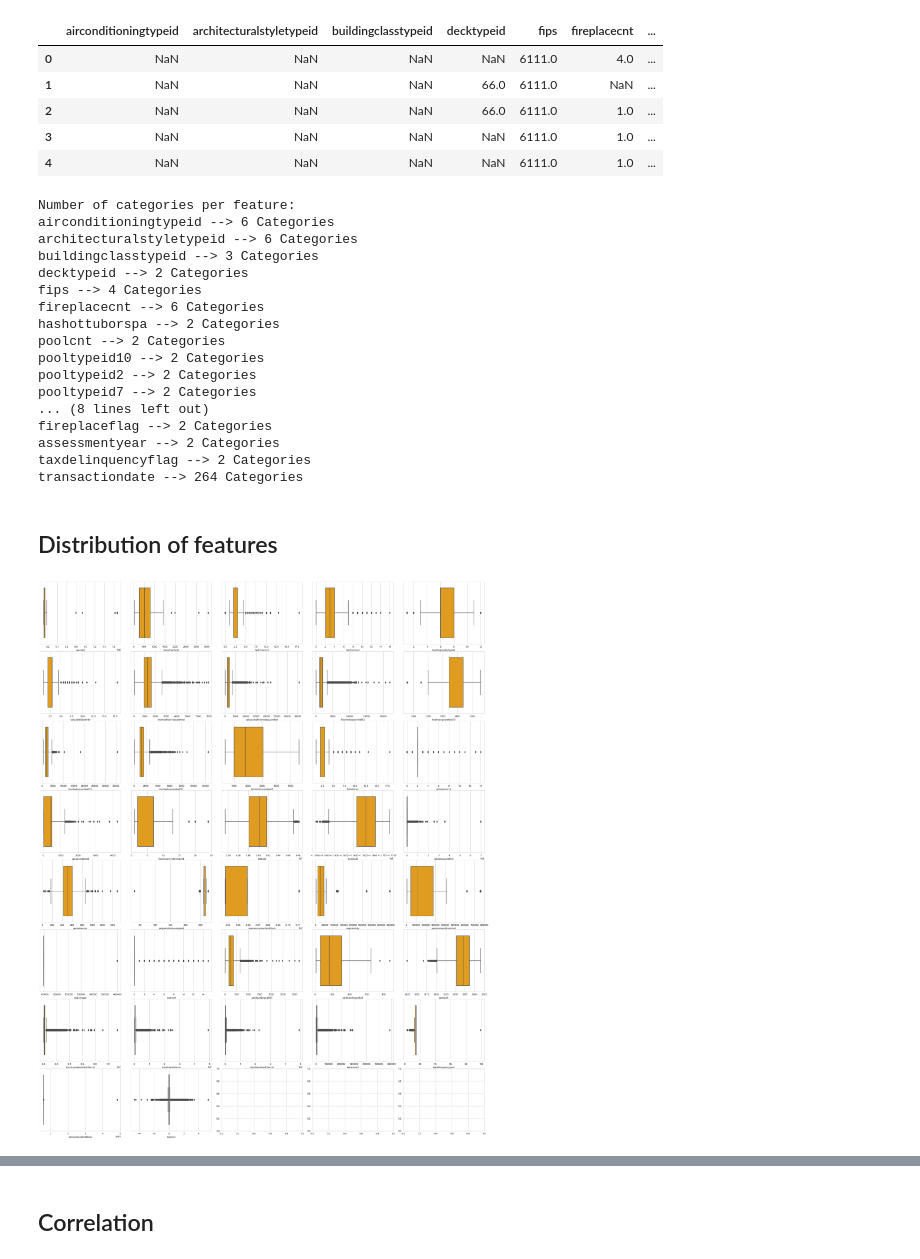
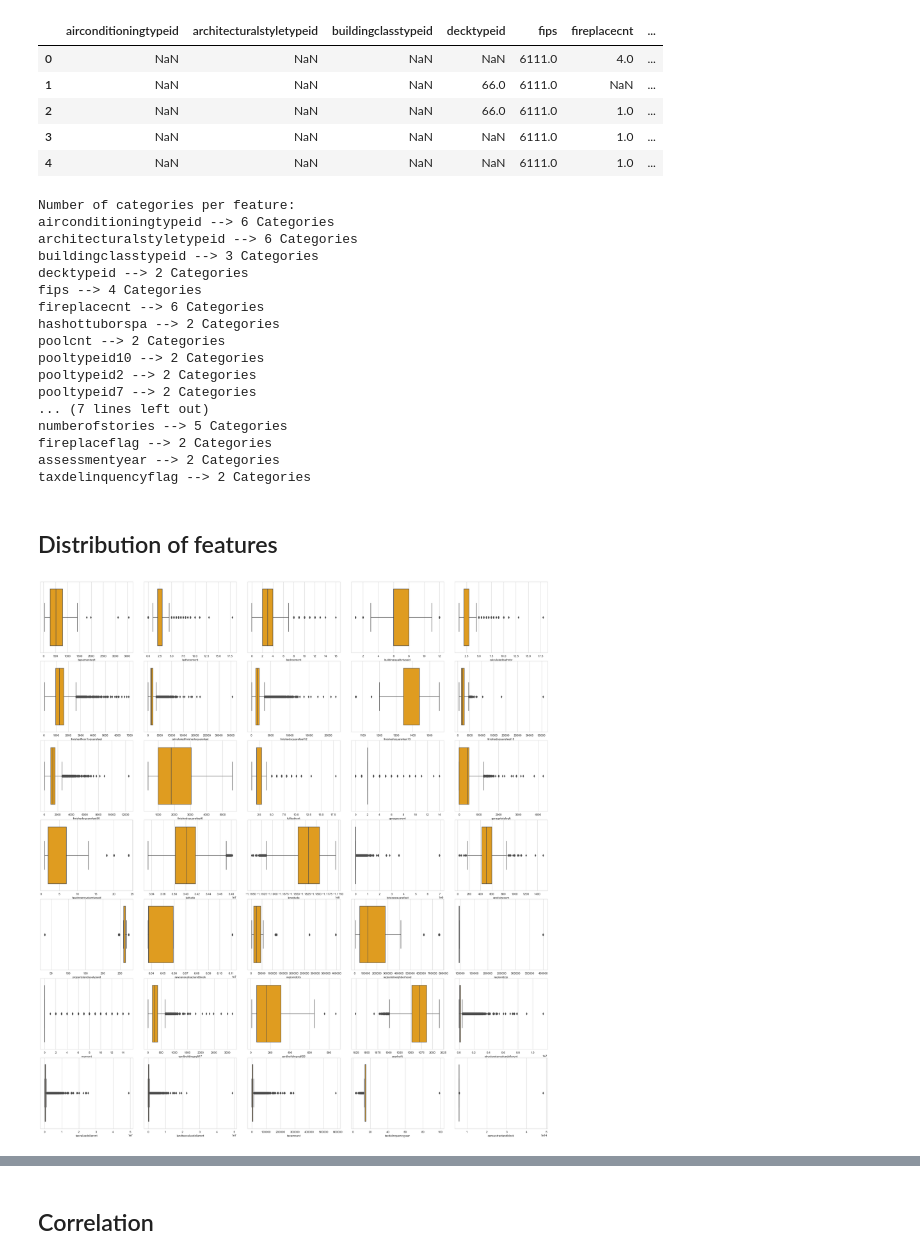
Before and after one commit to RuieX/Data-and-Web-Mining-project, a Jupyter notebook: project/src/notebooks/feature_engineering.ipynb, the cells around one changed output, grey strips where cells are left out. Drawn from its saved outputs; the diff is of its cells as text; code cells hidden in the pictures.

```diff
--- a/project/src/notebooks/feature_engineering.ipynb
+++ b/project/src/notebooks/feature_engineering.ipynb
@@ -196,0 +193,4 @@ Shape:  (77613, 60)
+# %%
+# drop label useless for prediction
+actual_data = actual_data.drop(columns=["parcelid"])
+print('Shape: ', actual_data.shape)
@@ -343,6 +321,6 @@ for f in range(num_features):
 # %% [markdown]
 ## Numerical variables
 # %%
-num_vars = [var for var in merged_df.columns if merged_df[var].dtypes!= 'O' and len(merged_df[var].unique()) > 10] # Non-Object Variables
+num_vars = [var for var in actual_data.columns if actual_data[var].dtypes!= 'O' and len(actual_data[var].unique()) > 10] # Non-Object Variables
 print("The total number of numerical variables is: ", len(num_vars))
 # %% [output]
@@ -415,7 +393,7 @@ merged_df[cat_vars].head()
 # %%
 print("Number of categories per feature:")
 for var in cat_vars:
-    print(var,'-->', len(merged_df[var].unique()), "Categories")
+    print(var,'-->', len(actual_data[var].unique()), "Categories")
 # %% [output]
 Number of categories per feature:
 airconditioningtypeid --> 6 Categories
@@ -429,15 +407,15 @@ poolcnt --> 2 Categories
 pooltypeid10 --> 2 Categories
 pooltypeid2 --> 2 Categories
 pooltypeid7 --> 2 Categories
-... (8 lines left out)
+... (7 lines left out)
+numberofstories --> 5 Categories
 fireplaceflag --> 2 Categories
 assessmentyear --> 2 Categories
 taxdelinquencyflag --> 2 Categories
-transactiondate --> 264 Categories
 # %% [markdown]
 ## Distribution of features
 # %%
-viz.feature_distribution(merged_df,num_vars,subplot_size=(5, 4))
+viz.plot_feature_distribution(actual_data,num_vars,subplot_size=(5, 4))
 # %% [output]
-[figure, old version]
+[figure, new version]
 # %%
```
Also changed, not shown: parts of 38 cells of this notebook, 1 other file.
